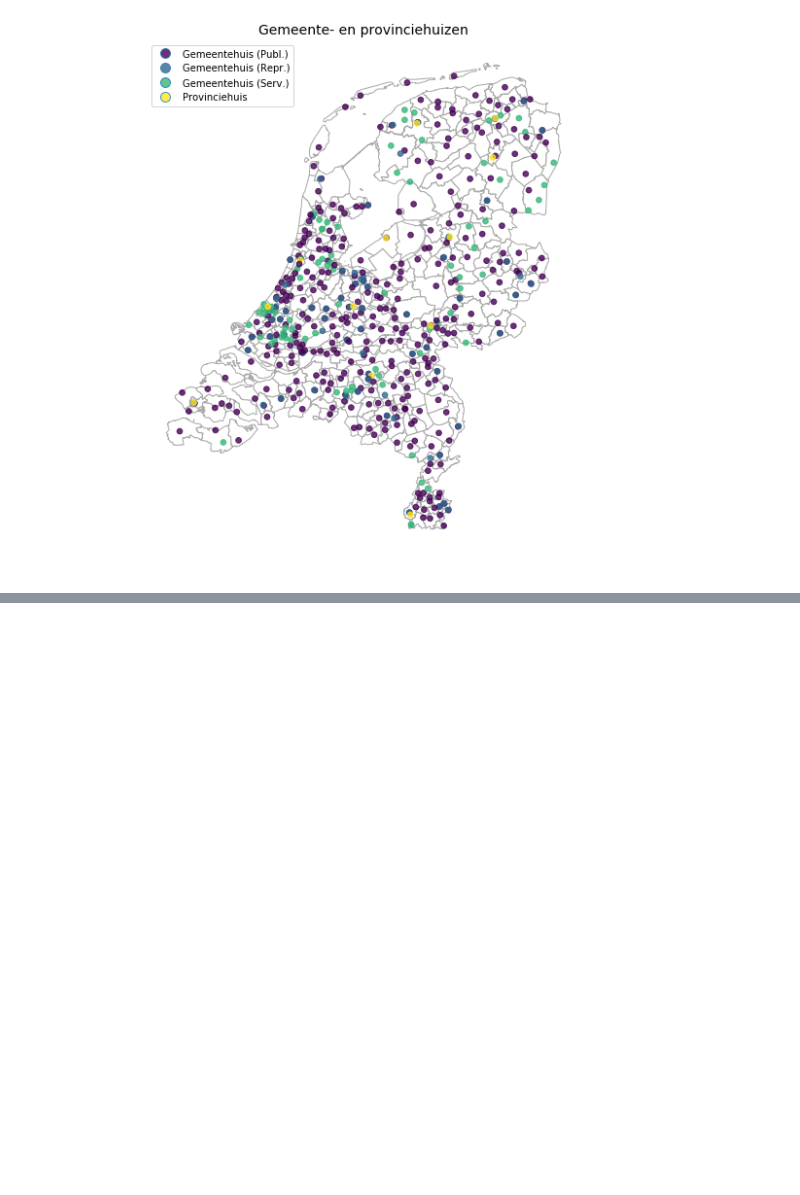
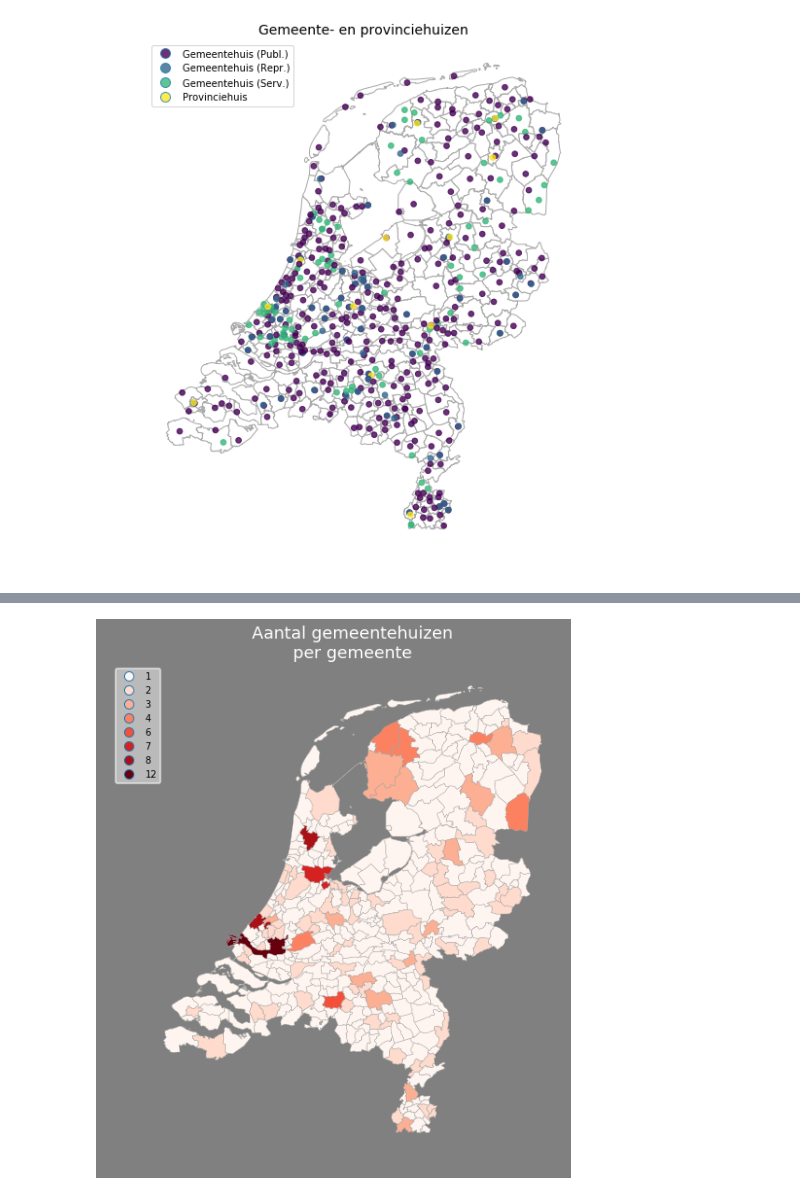
Before and after one commit to Brinkhuis/Tutorials, a Jupyter notebook: geopandas/notebook/geopandas.ipynb, the cells around one changed output, grey strips where cells are left out. Cells and saved outputs as stored; diff of their text form; code cells hidden in the pictures; blank space fills up the shorter version.

```diff
--- a/geopandas/notebook/geopandas.ipynb
+++ b/geopandas/notebook/geopandas.ipynb
@@ -193,0 +252,15 @@ plt.show()
+# %%
+f, ax = plt.subplots(figsize=(8, 10), facecolor='grey')
+gemeentegrenzen.plot(ax=ax, column='aantal', categorical=True, cmap='Reds', legend=True,
+                     edgecolor='darkgrey', linewidth=0.4)
+plt.title('Aantal gemeentehuizen\nper gemeente', fontsize=18, color='white')
+legend = ax.get_legend()
+legend.get_frame().set_alpha(0.7)
+legend.get_frame().set_facecolor('lightgrey')
+legend.get_frame().set_edgecolor('white')
+legend.get_frame().set_linewidth(1.5)
+legend.set_bbox_to_anchor((0.05, 0, 0, 1))
+plt.axis('off')
+plt.show()
+# %% [output]
+[figure, added]
```
Also changed, not shown: parts of 25 cells of this notebook, 2 other files.
